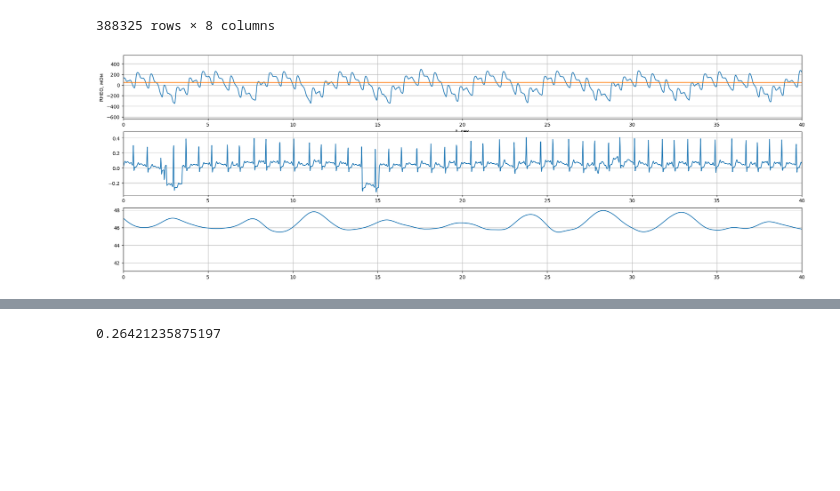
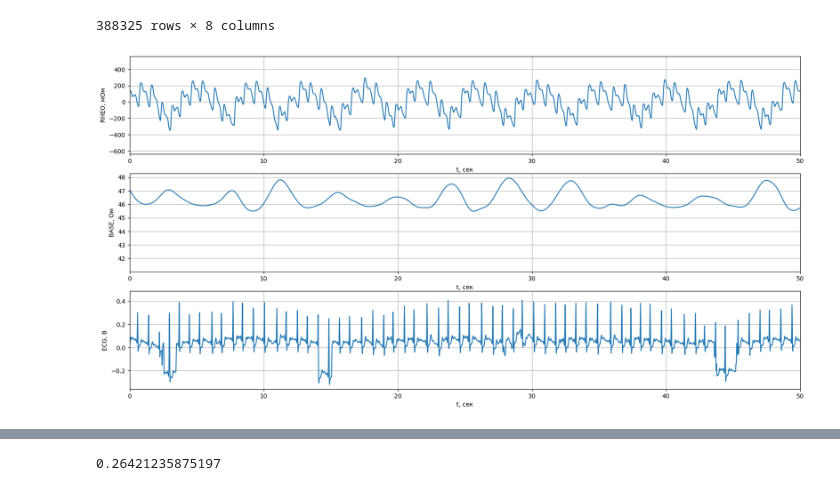
Before and after one commit to AS-git-blip/-, a Jupyter notebook: V2.ipynb, the cells around one changed output, grey strips where cells are left out. Cells and saved outputs as stored; diff of their text form; code cells hidden in the pictures; blank space fills up the shorter version.

```diff
--- a/V2.ipynb
+++ b/V2.ipynb
@@ -27,30 +27,34 @@ data
 388325 rows × 8 columns
 # %%
 f = plt.figure()
-f.set_figwidth(25)
-f.set_figheight(8)
+f.set_figwidth(20)
+f.set_figheight(10)
 left =0;
-right=40;
+right=50;
 
 #plt.plot(data.TIME_s, data.RHEO_1_mΩ, data.TIME_s, data.ECG_V)
 plt.subplot(3, 1, 1)
-plt.plot(data.TIME_s, -data.RHEO_1_mΩ, data.TIME_s, data.BASE_1_Ω)
+plt.plot(data.TIME_s, -data.RHEO_1_mΩ)
 plt.xlim([left, right])
 plt.xlabel("t, сек")
 plt.ylabel("RHEO, мОм")
 plt.grid(True)
 
-plt.subplot(3, 1, 2)
+plt.subplot(3, 1, 3)
 plt.plot(data.TIME_s, data.ECG_V)
 plt.xlim([left, right])
+plt.xlabel("t, сек")
+plt.ylabel("ECG, В")
 plt.grid(True)
 
-plt.subplot(3, 1, 3)
+plt.subplot(3, 1, 2)
 plt.plot(data.TIME_s, data.BASE_1_Ω)
 plt.xlim([left, right])
+plt.xlabel("t, сек")
+plt.ylabel("BASE, Ом")
 plt.grid(True)
 # %% [output]
-[figure, old version]
+[figure, new version]
 # %%
 #поиск частоты дыхания по базовому импедансу
 R, _ =find_peaks(data.BASE_1_Ω)
```
Also changed, not shown: parts of 10 cells of this notebook.
